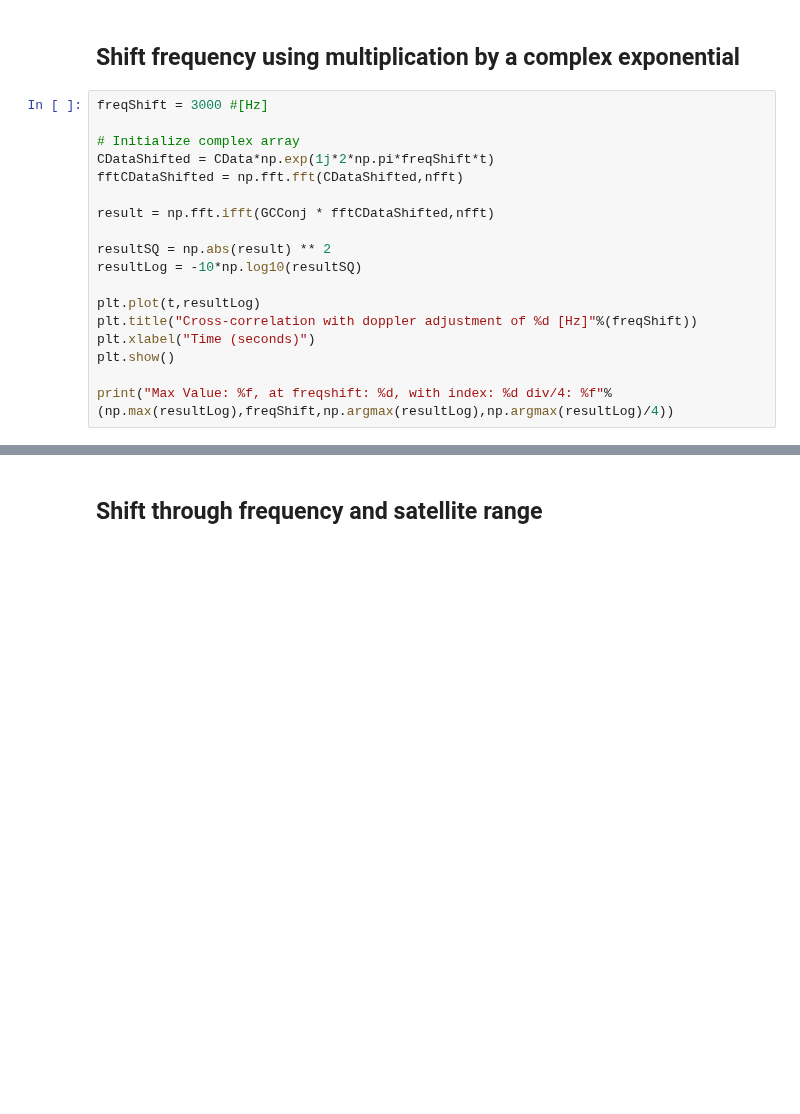
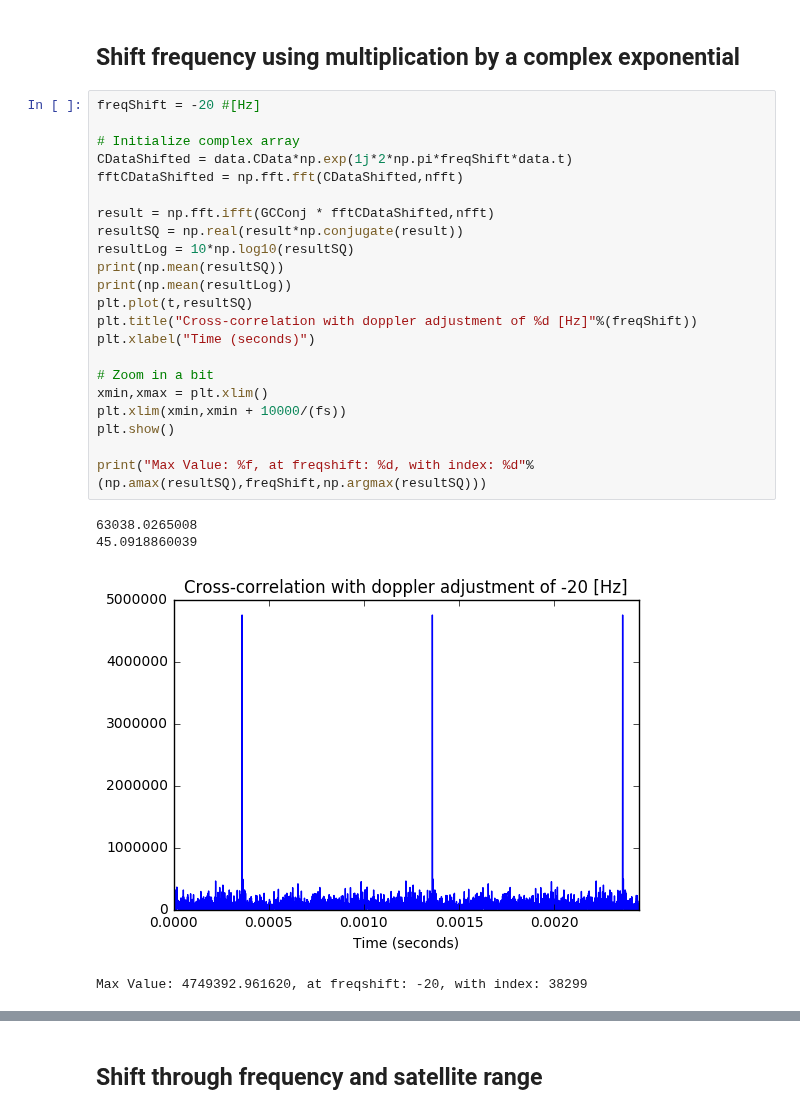
Before and after one commit to psas/gps, a Jupyter notebook: notebooks/Acquisition.ipynb, the cells around one changed output, grey strips where cells are left out. Saved outputs shown, nothing was run; the diff lists cells and outputs as text; blank space fills up the shorter version.

```diff
--- a/notebooks/Acquisition.ipynb
+++ b/notebooks/Acquisition.ipynb
@@ -275,20 +206,29 @@ print("Max Value: %f, at freqshift: %d, with index %d"%(np.max(resultLog),0,np.a
 # %% [markdown]
 ## Shift frequency using multiplication by a complex exponential
 # %%
-freqShift = 3000 #[Hz]
+freqShift = -20 #[Hz]
 
 # Initialize complex array
-CDataShifted = CData*np.exp(1j*2*np.pi*freqShift*t)
+CDataShifted = data.CData*np.exp(1j*2*np.pi*freqShift*data.t)
 fftCDataShifted = np.fft.fft(CDataShifted,nfft)
 
 result = np.fft.ifft(GCConj * fftCDataShifted,nfft)
-
-resultSQ = np.abs(result) ** 2
-resultLog = -10*np.log10(resultSQ)
-
-plt.plot(t,resultLog)
+resultSQ = np.real(result*np.conjugate(result))
+resultLog = 10*np.log10(resultSQ)
+print(np.mean(resultSQ))
+print(np.mean(resultLog))
+plt.plot(t,resultSQ)
 plt.title("Cross-correlation with doppler adjustment of %d [Hz]"%(freqShift))
 plt.xlabel("Time (seconds)")
+
+# Zoom in a bit
+xmin,xmax = plt.xlim()
+plt.xlim(xmin,xmin + 10000/(fs))
 plt.show()
 
-print("Max Value: %f, at freqshift: %d, with index: %d div/4: %f"%(np.max(resultLog),freqShift,np.argmax(resultLog),np.argmax(resultLog)/4))
+print("Max Value: %f, at freqshift: %d, with index: %d"%(np.amax(resultSQ),freqShift,np.argmax(resultSQ)))
+# %% [output]
+63038.0265008
+45.0918860039
+[figure, added]
+Max Value: 4749392.961620, at freqshift: -20, with index: 38299
```
Also changed, not shown: parts of 23 cells of this notebook.
